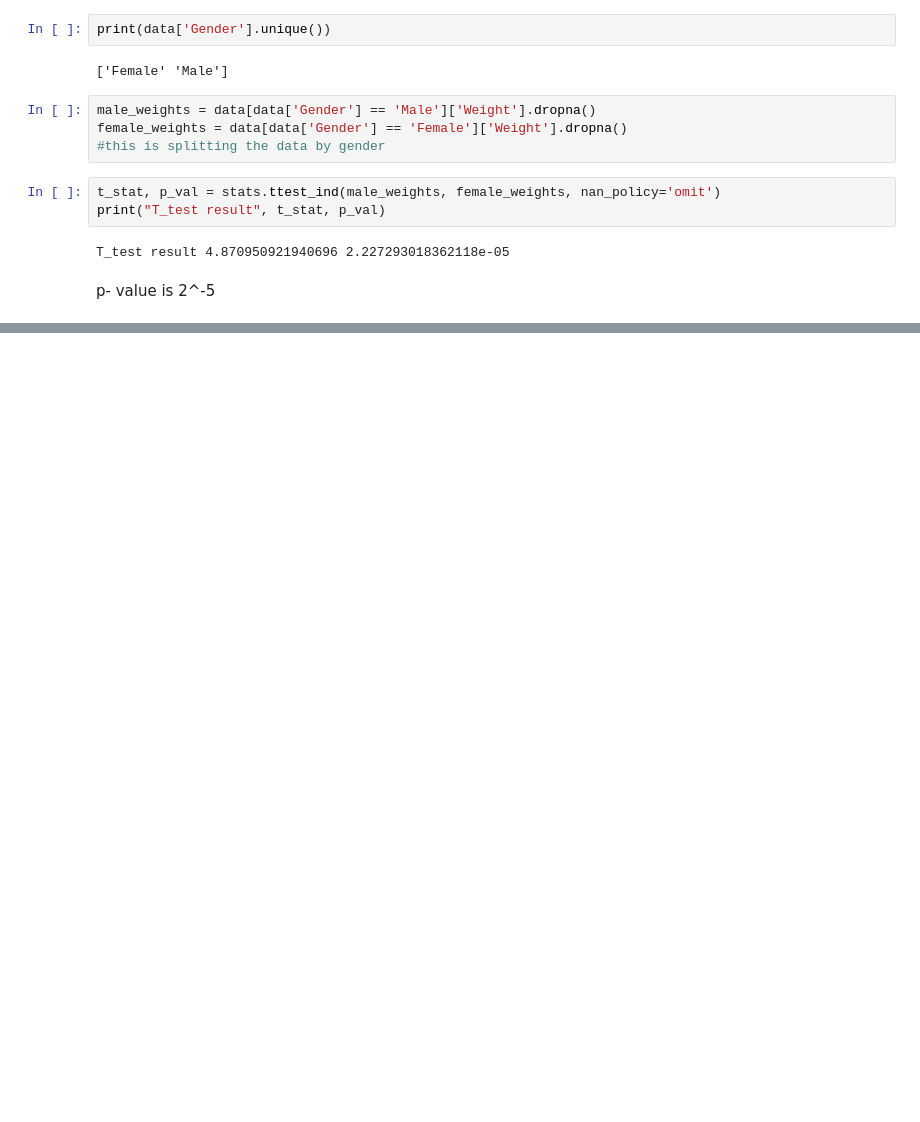
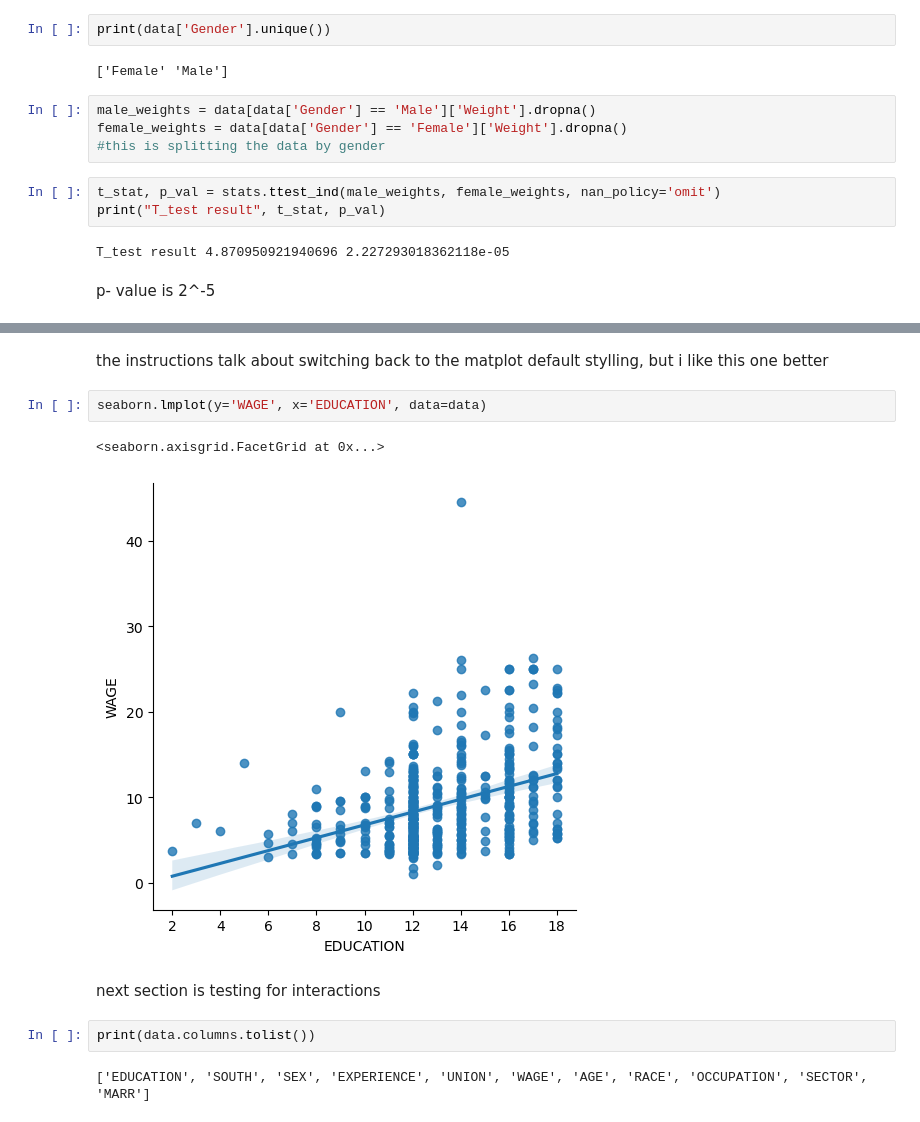
Before and after one commit to sremson/Assignment4-Stats-Scripts, a Jupyter notebook: stats_python.ipynb, the cells around one changed output, grey strips where cells are left out. Saved outputs shown, nothing was run; the diff lists cells and outputs as text; blank space fills up the shorter version.

```diff
--- a/stats_python.ipynb
+++ b/stats_python.ipynb
@@ -258,0 +531,13 @@ p- value is 2^-5
+# %% [markdown]
+the instructions talk about switching back to the matplot default stylling, but i like this one better
+# %%
+seaborn.lmplot(y='WAGE', x='EDUCATION', data=data)
+# %% [output]
+<seaborn.axisgrid.FacetGrid at 0x...>
+[figure, added]
+# %% [markdown]
+next section is testing for interactions
+# %%
+print(data.columns.tolist())
+# %% [output]
+['EDUCATION', 'SOUTH', 'SEX', 'EXPERIENCE', 'UNION', 'WAGE', 'AGE', 'RACE', 'OCCUPATION', 'SECTOR', 'MARR']
```
Also changed, not shown: parts of 29 cells of this notebook, 3 other files.
